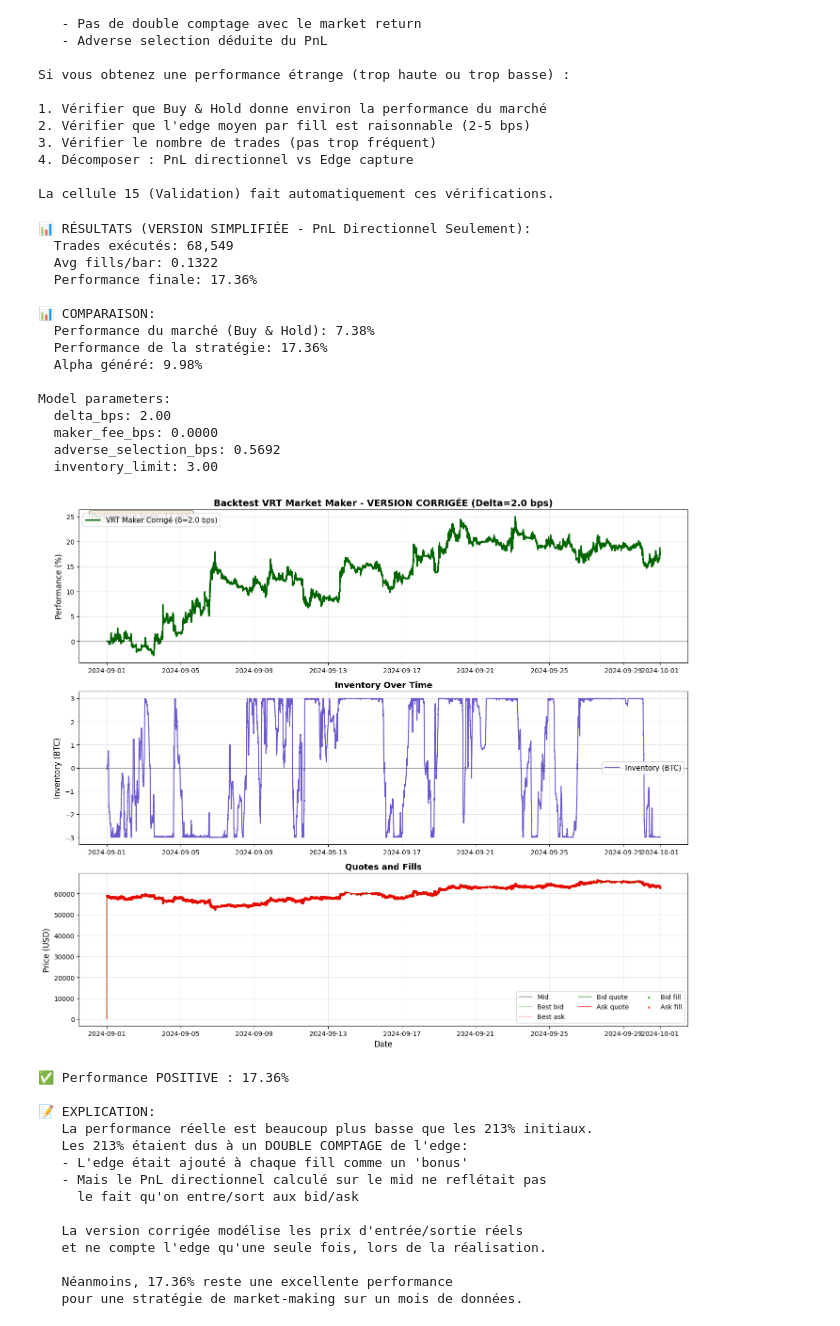
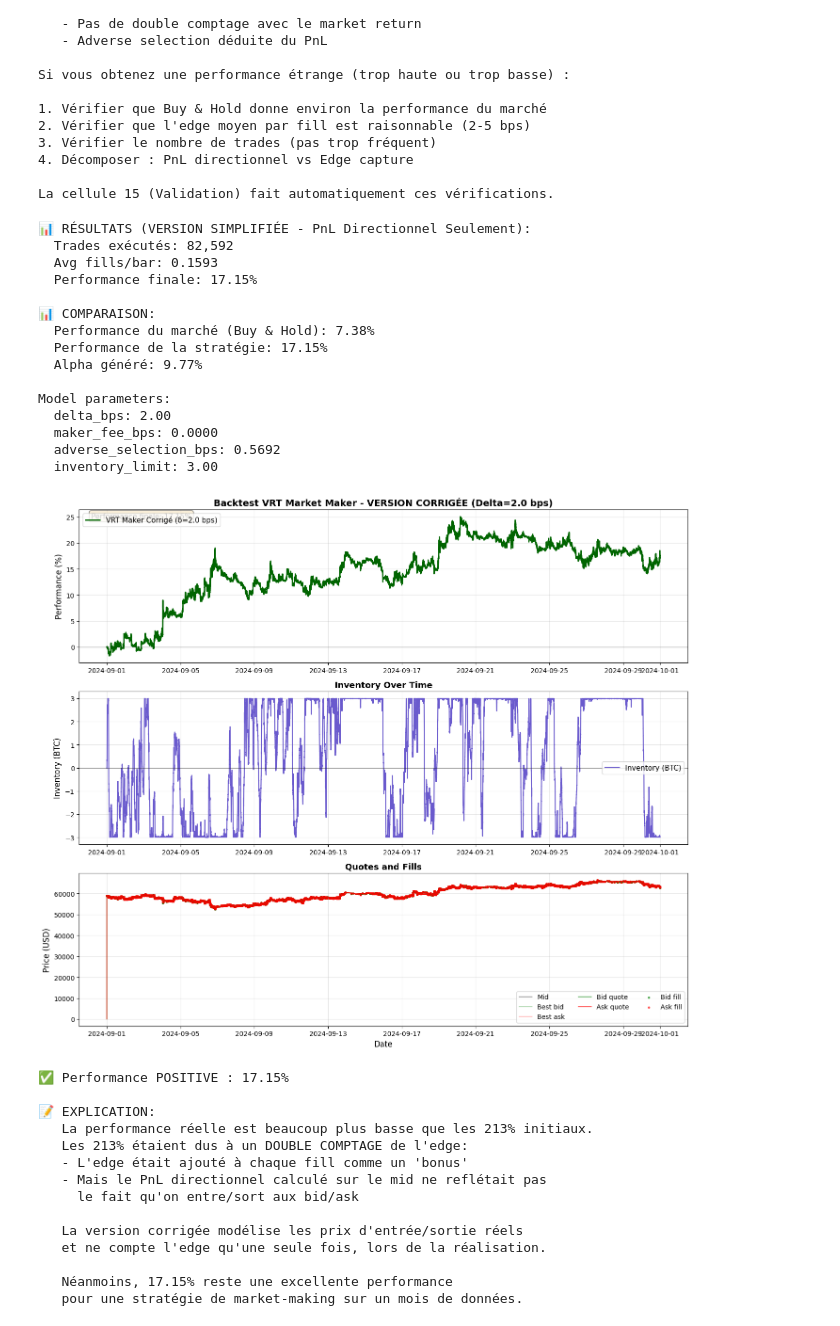
Before and after one commit to 333Rosky/strategy_library, a Jupyter notebook: High Frequency Trading/hft_vrt_maker.ipynb, the cells around one changed output. Cells and saved outputs as stored; diff of their text form; code cells hidden in the pictures.

Commit message:
[UPD] HFT GLFT

```diff
--- a/High Frequency Trading/hft_vrt_maker.ipynb
+++ b/High Frequency Trading/hft_vrt_maker.ipynb
@@ -877,10 +1063,34 @@ if 'df_resampled_spread' in locals():
         )
         df_backtest = df_resampled_spread.join(df_trades_5s, on="datetime", how="left")
 
+    # Guard: make sure the kernel is running the UPDATED function definition
+    try:
+        import inspect
+        _src = inspect.getsource(run_vrt_maker_corrected)
+        if "inv_term_bid = inv_skew + inv_base" not in _src:
+            raise RuntimeError(
+                "La fonction run_vrt_maker_corrected chargée dans le kernel est une ANCIENNE version. "
+                "Exécute d'abord la cellule qui définit run_vrt_maker_corrected (celle avec `def run_vrt_maker_corrected(...)`), "
+                "ou fais `Restart Kernel & Run All`."
+            )
+    except Exception:
+        # If inspect fails, continue; worst case you'll see the NameError again.
+        pass
+
+    # Best params (full-month): max_spread_bps=2.0, gamma=0.02, vrt_alpha_bps=1.0
     pdf_corrected, stats_corrected = run_vrt_maker_corrected(
         df_backtest,
         delta_bps=DELTA_OPTIMAL,
-        vrt_threshold=VRT_THRESHOLD
+        vrt_threshold=VRT_THRESHOLD,
+        # Best-performing configuration
+        quote_outside_touch=False,
+        min_tick=0.1,
+        max_spread_bps=2.0,
+        glft_gamma=0.02,
+        vrt_alpha_bps=1.0,
+        signal_strength_mode=True,
+        signal_strength_scale=0.25,
+        debug_glft_terms=True,
     )
 
     print(f"\n📊 RÉSULTATS (VERSION SIMPLIFIÉE - PnL Directionnel Seulement):")
@@ -967,40 +1177,40 @@ if 'df_resampled_spread' in locals():
         print(f"   Les 213% étaient dus à un DOUBLE COMPTAGE de l'edge:")
         print(f"   - L'edge était ajouté à chaque fill comme un 'bonus'")
         print(f"   - Mais le PnL directionnel calculé sur le mid ne reflétait pas")
         print(f"     le fait qu'on entre/sort aux bid/ask")
         print(f"\n   La version corrigée modélise les prix d'entrée/sortie réels")
         print(f"   et ne compte l'edge qu'une seule fois, lors de la réalisation.")
 
         if stats_corrected['final_perf'] > 10:
             print(f"\n   Néanmoins, {stats_corrected['final_perf']:.2f}% reste une excellente performance")
             print(f"   pour une stratégie de market-making sur un mois de données.")
     else:
         print(f"\n❌ Performance NÉGATIVE : {stats_corrected['final_perf']:.2f}%")
         print(f"\n   Avec le calcul correct, la stratégie perd de l'argent.")
         print(f"   Cela suggère que:")
         print(f"   - Le signal VRT n'est pas assez prédictif")
         print(f"   - L'adverse selection est trop importante")
         print(f"   - Le delta devrait être augmenté")
 else:
     print("\nErreur: df_resampled_spread non disponible")
 # %% [output]
 📊 RÉSULTATS (VERSION SIMPLIFIÉE - PnL Directionnel Seulement):
-  Trades exécutés: 68,549
-  Avg fills/bar: 0.1322
-  Performance finale: 17.36%
+  Trades exécutés: 82,592
+  Avg fills/bar: 0.1593
+  Performance finale: 17.15%
 
 📊 COMPARAISON:
   Performance du marché (Buy & Hold): 7.38%
-  Performance de la stratégie: 17.36%
-  Alpha généré: 9.98%
+  Performance de la stratégie: 17.15%
+  Alpha généré: 9.77%
 
 Model parameters:
   delta_bps: 2.00
   maker_fee_bps: 0.0000
   adverse_selection_bps: 0.5692
   inventory_limit: 3.00
-[figure, old version]
+[figure, new version]
-✅ Performance POSITIVE : 17.36%
+✅ Performance POSITIVE : 17.15%
 
 📝 EXPLICATION:
    La performance réelle est beaucoup plus basse que les 213% initiaux.
@@ -1012,7 +1222,7 @@ Model parameters:
    La version corrigée modélise les prix d'entrée/sortie réels
    et ne compte l'edge qu'une seule fois, lors de la réalisation.
 
-   Néanmoins, 17.36% reste une excellente performance
+   Néanmoins, 17.15% reste une excellente performance
    pour une stratégie de market-making sur un mois de données.
 # %%
 import os
```
Also changed, not shown: parts of 10 cells of this notebook, 7 other files.
